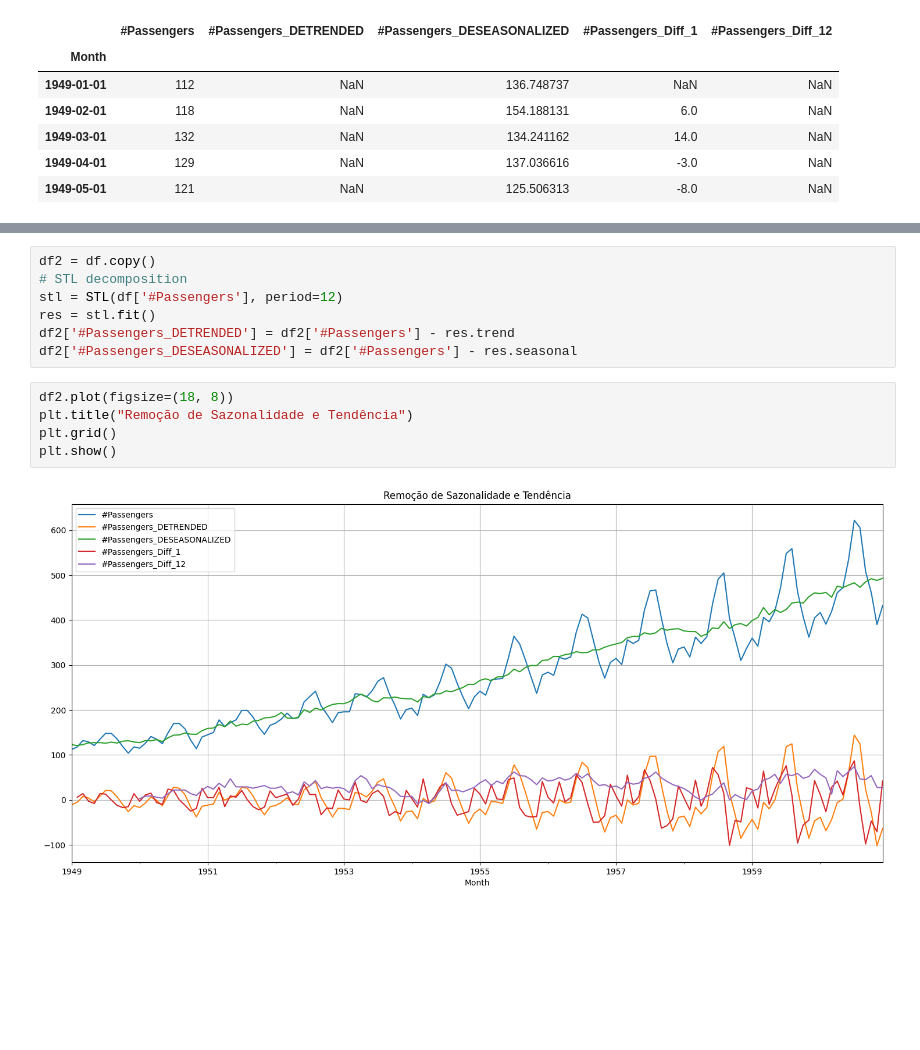
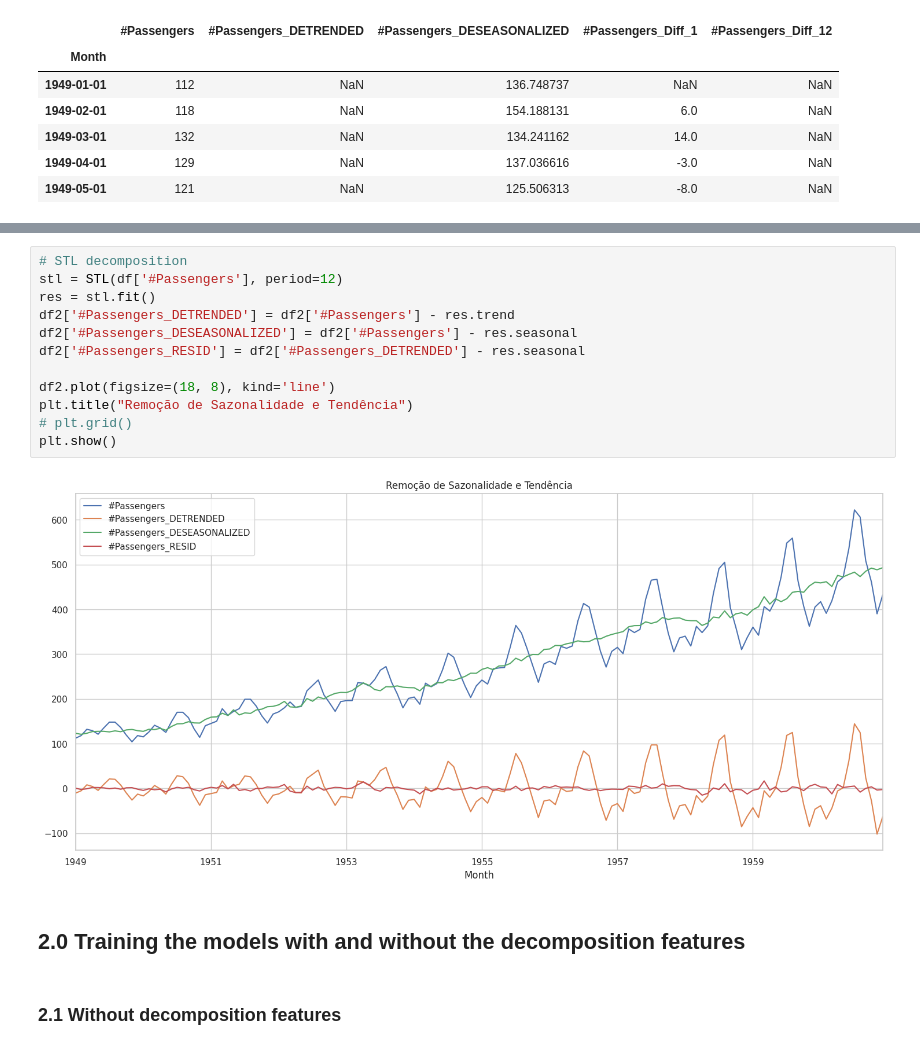
Before and after one commit to micheldearaujo/tree-based-forecasting-boilerplate, a Jupyter notebook: notebooks/01-explore_seasonality.ipynb, the cells around one changed output, grey strips where cells are left out. Drawn from its saved outputs; the diff is of its cells as text; blank space fills up the shorter version.

```diff
--- a/notebooks/01-explore_seasonality.ipynb
+++ b/notebooks/01-explore_seasonality.ipynb
@@ -70,14 +67,18 @@ plt.show()
 # %%
-df2 = df.copy()
 # STL decomposition
 stl = STL(df['#Passengers'], period=12)
 res = stl.fit()
 df2['#Passengers_DETRENDED'] = df2['#Passengers'] - res.trend
 df2['#Passengers_DESEASONALIZED'] = df2['#Passengers'] - res.seasonal
+df2['#Passengers_RESID'] = df2['#Passengers_DETRENDED'] - res.seasonal
+
+df2.plot(figsize=(18, 8), kind='line')
+plt.title("Remoção de Sazonalidade e Tendência")
+# plt.grid()
+plt.show()
+# %% [output]
+[figure, added]
-# %%
-df2.plot(figsize=(18, 8))
-plt.title("Remoção de Sazonalidade e Tendência")
-plt.grid()
-plt.show()
-# %% [output]
-[figure, removed]
+# %% [markdown]
+## 2.0 Training the models with and without the decomposition features
+# %% [markdown]
+### 2.1 Without decomposition features
```
Also changed, not shown: parts of 29 cells of this notebook, 3 other files.
